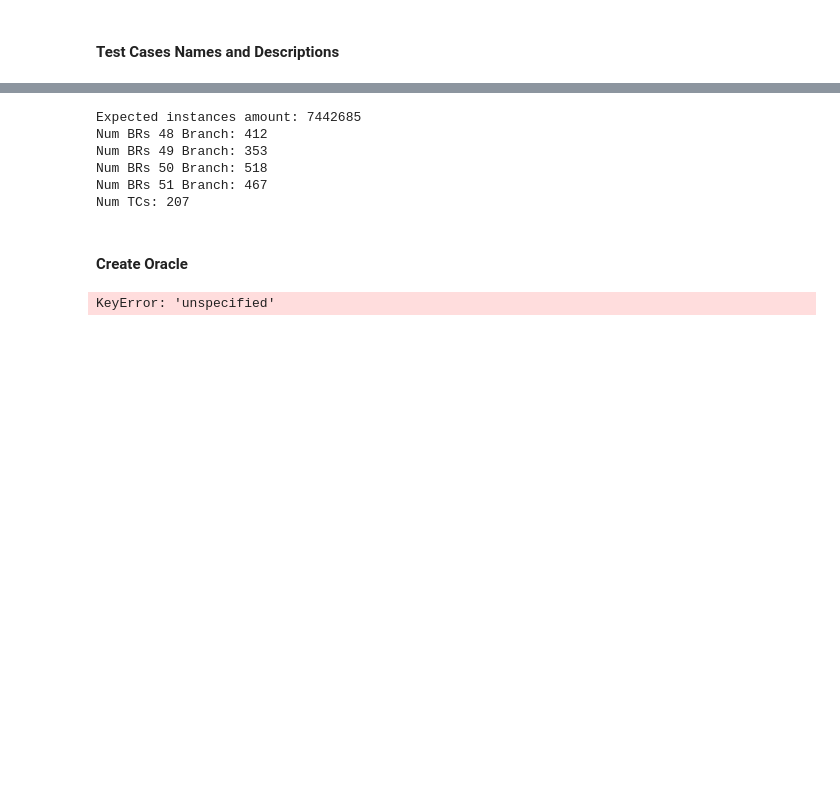
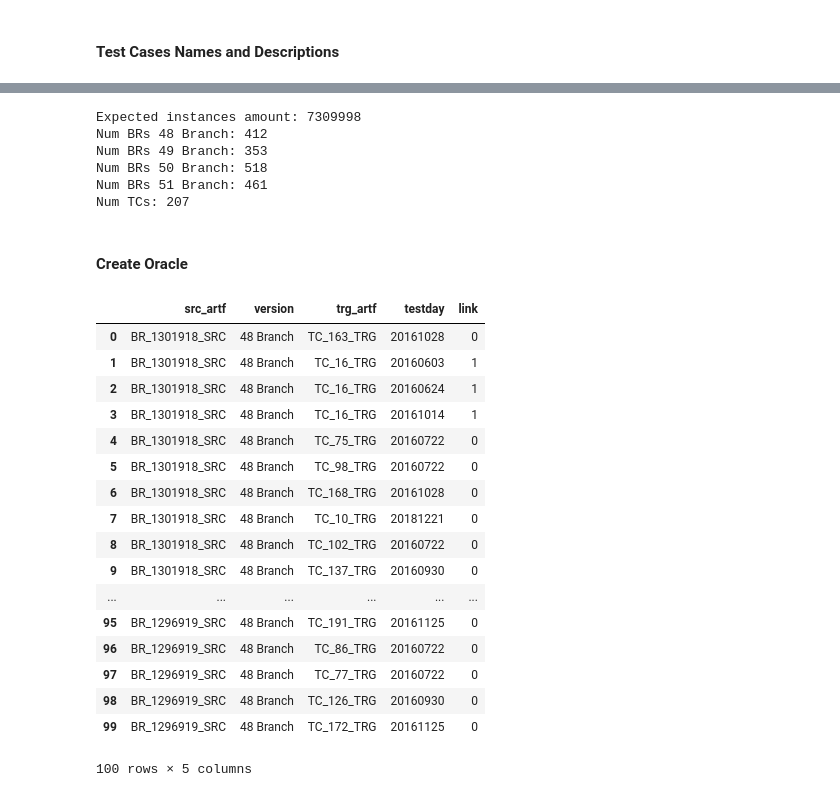
Before and after one commit to Pointpt/trace-link-recovery-study, a Jupyter notebook: scripts/input_proc_fx_v2.ipynb, the cells around one changed output, grey strips where cells are left out. Cells and saved outputs as stored; diff of their text form; code cells hidden in the pictures; blank space fills up the shorter version.

```diff
--- a/scripts/input_proc_fx_v2.ipynb
+++ b/scripts/input_proc_fx_v2.ipynb
@@ -33,0 +18,4 @@ bugreports.head()
+# %%
+print('BR previous shape: {}'.format(bugreports.shape))
+bugreports.drop_duplicates('Bug_Number', keep=False, inplace=True)
+print('BR shape: {}'.format(bugreports.shape))
@@ -51,41 +58,60 @@ print('Num BRs 51 Branch: {}'.format(len(bugreports[bugreports.Version == '51 Br
 
 print('Num TCs: {}'.format(len(testcases)))
 # %% [output]
-Expected instances amount: 7442685
+Expected instances amount: 7309998
 Num BRs 48 Branch: 412
 Num BRs 49 Branch: 353
 Num BRs 50 Branch: 518
-Num BRs 51 Branch: 467
+Num BRs 51 Branch: 461
 Num TCs: 207
 # %% [markdown]
 #### Create Oracle
 # %%
-map_fversion_to_testday = {
-    '48 Branch' : ['20160603' '20160624' '20160708'],
-    '49 Branch' : ['20160722' '20160812' '20160826'],
-    '50 Branch' : ['20160909' '20160930' '20161014'],
-    '51 Branch' : ['20161028' '20161125' '20170106']
-}
+#%%timeit
 
-links_df = pd.DataFrame(columns=['src_artf','trg_artf','link'])
+list_fversion_to_testday = [('48 Branch','20160603'),('48 Branch','20160624'),('48 Branch','20160708'),
+                            ('49 Branch','20160722'),('49 Branch','20160812'),('49 Branch','20160826'),
+                            ('50 Branch','20160909'),('50 Branch','20160930'),('50 Branch','20161014'),
+                            ('51 Branch','20161028'),('51 Branch','20161125'),('51 Branch','20170106')]
 
-counter = 1
+links_df = pd.DataFrame(columns=['src_artf','version','trg_artf','testday','link'])
+
+#br_aux = bugreports[(bugreports.Version == '50 Branch') |  (bugreports.Version == '48 Branch') | (bugreports.Version == '60 Branch')].sample(10, random_state=42)
+#tc_aux = testcases.sample(50, random_state=42)
+
+def check_link_condition(list_of_tuples):
+    for tup in list_of_tuples:
+        if tup in list_fversion_to_testday:
+            return True
+    return False
+
+counter = 0
 for idx_1,br in bugreports.iterrows():
     for idx_2,tc in testcases.iterrows():
-        for tday in tc['TestDay'].split(' + '):
-            if br['Version'] not in map_fversion_to_testday.keys():
-                links_df.loc[counter] = [br['br_name'], tc['tc_name'], 0]
+        if check_link_condition([(br['Version'],tday) for tday in tc['TestDay'].split(' + ')]):
+            for tday in tc['TestDay'].split(' + '):
+                links_df.loc[counter] = [br['br_name'], br['Version'], tc['tc_name'], tday, 1]
                 counter = counter + 1
-                continue
-            else:
-                if tday in map_fversion_to_testday[br['Version']]:
-                    links_df.loc[counter] = [br['br_name'], tc['tc_name'], 1]
-                    break
-                else:
-                    links_df.loc[counter] = [br['br_name'], tc['tc_name'], 0]
-
+        else:
+            for tday in tc['TestDay'].split(' + '):
+                links_df.loc[counter] = [br['br_name'], br['Version'], tc['tc_name'], tday, 0]
                 counter = counter + 1
-
-links_df.head(10)
 # %% [output]
+|  | src_artf | version | trg_artf | testday | link |
+| 0 | BR_1301918_SRC | 48 Branch | TC_163_TRG | 20161028 | 0 |
+| 1 | BR_1301918_SRC | 48 Branch | TC_16_TRG | 20160603 | 1 |
+| 2 | BR_1301918_SRC | 48 Branch | TC_16_TRG | 20160624 | 1 |
+| 3 | BR_1301918_SRC | 48 Branch | TC_16_TRG | 20161014 | 1 |
+| 4 | BR_1301918_SRC | 48 Branch | TC_75_TRG | 20160722 | 0 |
+| 5 | BR_1301918_SRC | 48 Branch | TC_98_TRG | 20160722 | 0 |
+| 6 | BR_1301918_SRC | 48 Branch | TC_168_TRG | 20161028 | 0 |
+| 7 | BR_1301918_SRC | 48 Branch | TC_10_TRG | 20181221 | 0 |
+| 8 | BR_1301918_SRC | 48 Branch | TC_102_TRG | 20160722 | 0 |
+| 9 | BR_1301918_SRC | 48 Branch | TC_137_TRG | 20160930 | 0 |
+| ... | ... | ... | ... | ... | ... |
+| 95 | BR_1296919_SRC | 48 Branch | TC_191_TRG | 20161125 | 0 |
+| 96 | BR_1296919_SRC | 48 Branch | TC_86_TRG | 20160722 | 0 |
+| 97 | BR_1296919_SRC | 48 Branch | TC_77_TRG | 20160722 | 0 |
+| 98 | BR_1296919_SRC | 48 Branch | TC_126_TRG | 20160930 | 0 |
+| 99 | BR_1296919_SRC | 48 Branch | TC_172_TRG | 20161125 | 0 |
-KeyError: 'unspecified'
+100 rows × 5 columns
```
Also changed, not shown: parts of 14 cells of this notebook.
